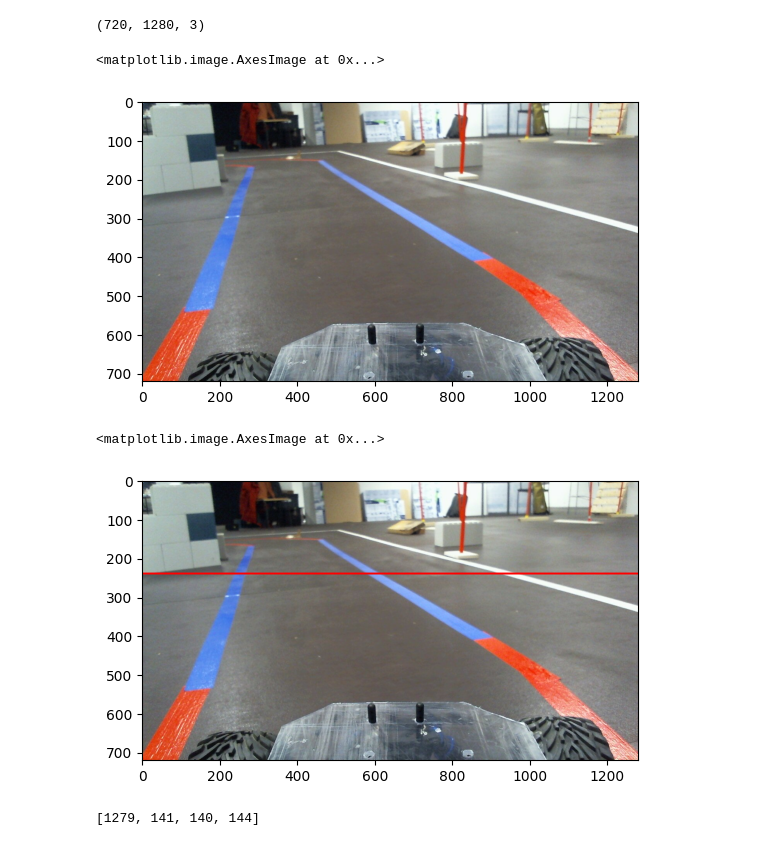
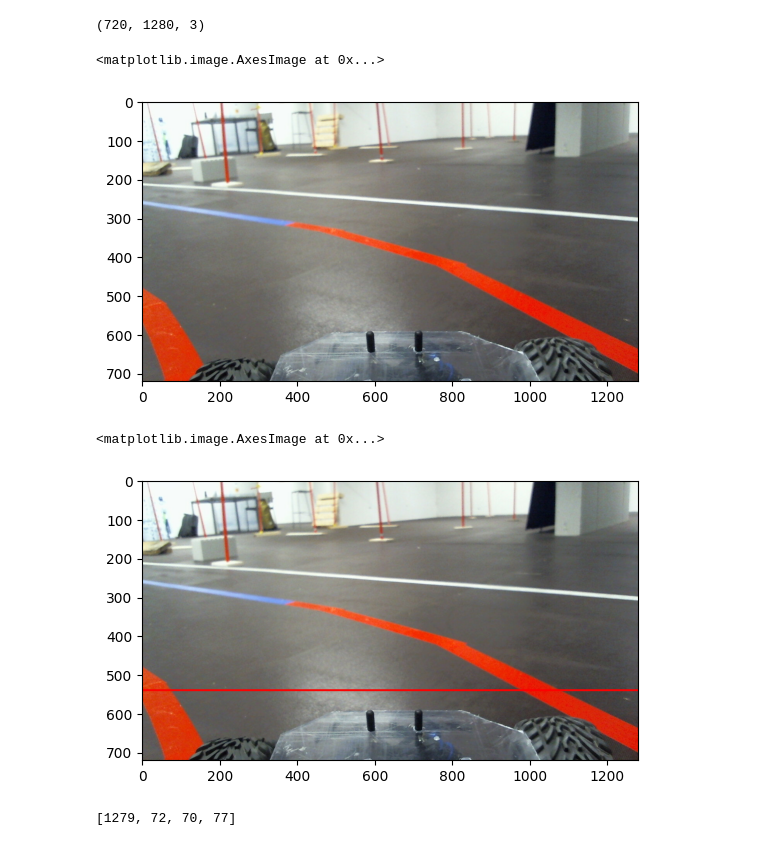
Before and after one commit to KirSobolev/robotics_project, a Jupyter notebook: python/line_detector.ipynb, the cells around one changed output. Drawn from its saved outputs; the diff is of its cells as text; code cells hidden in the pictures.

```diff
--- a/python/line_detector.ipynb
+++ b/python/line_detector.ipynb
@@ -9,7 +9,7 @@ import numpy as np
 from matplotlib import pyplot as plt
 # %%
 # image read, path to jpg, (uploaded directly to opencv, and image will be gone after this session finishes)
-img = cv2.imread(r"C:\Users\Monit\Desktop\Coding shit\robotics_project\test_photo\2024-04-19-122447.jpg")
+img = cv2.imread(r"test_photo\2024-04-19-122414.jpg")
 img = cv2.cvtColor(img, cv2.COLOR_BGR2RGB)
 # image info, height and width with .shape
 print(img.shape)
@@ -26,7 +26,7 @@ img.shape
 plt.imshow(img)
 # %% [output]
 <matplotlib.image.AxesImage at 0x...>
-[figure, old version]
+[figure, new version]
 # %%
 # green vertical drawn in the middle
 #vertical_line = int(width/2)
@@ -34,12 +34,12 @@ plt.imshow(img)
 #cv2_imshow(img)
 # %%
 # red horizontal line to help regognizing the wanted area (choosing3/4) of the pic height
-horizontal_line = int(height * (2/6))
+horizontal_line = int(height * (3/4))
 cv2.line(img, (0, horizontal_line), (width, horizontal_line), (255, 0, 0), 3)
 plt.imshow(img)
 # %% [output]
 <matplotlib.image.AxesImage at 0x...>
-[figure, old version]
+[figure, new version]
 # %%
 # colors, BGR variables
 
@@ -58,7 +58,7 @@ for pixellocation in range(0, width):
 
 print(row)
 # %% [output]
-[1279, 141, 140, 144]
+[1279, 72, 70, 77]
 # %%
 # pandas dataframe, plot the blue areas
 df = pd.DataFrame(values, columns=["x-location", "Blue", "Green", "Red"])
```
Also changed, not shown: parts of 2 cells of this notebook, 9 other files.
